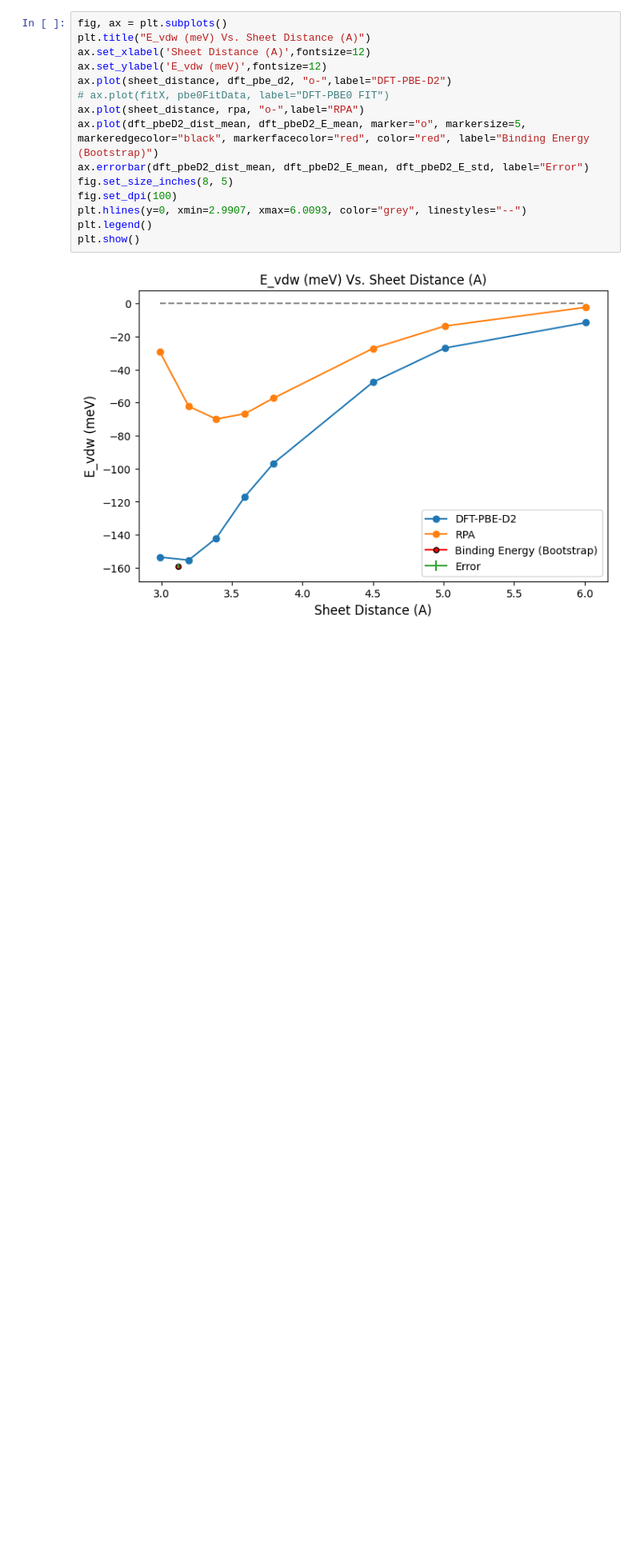
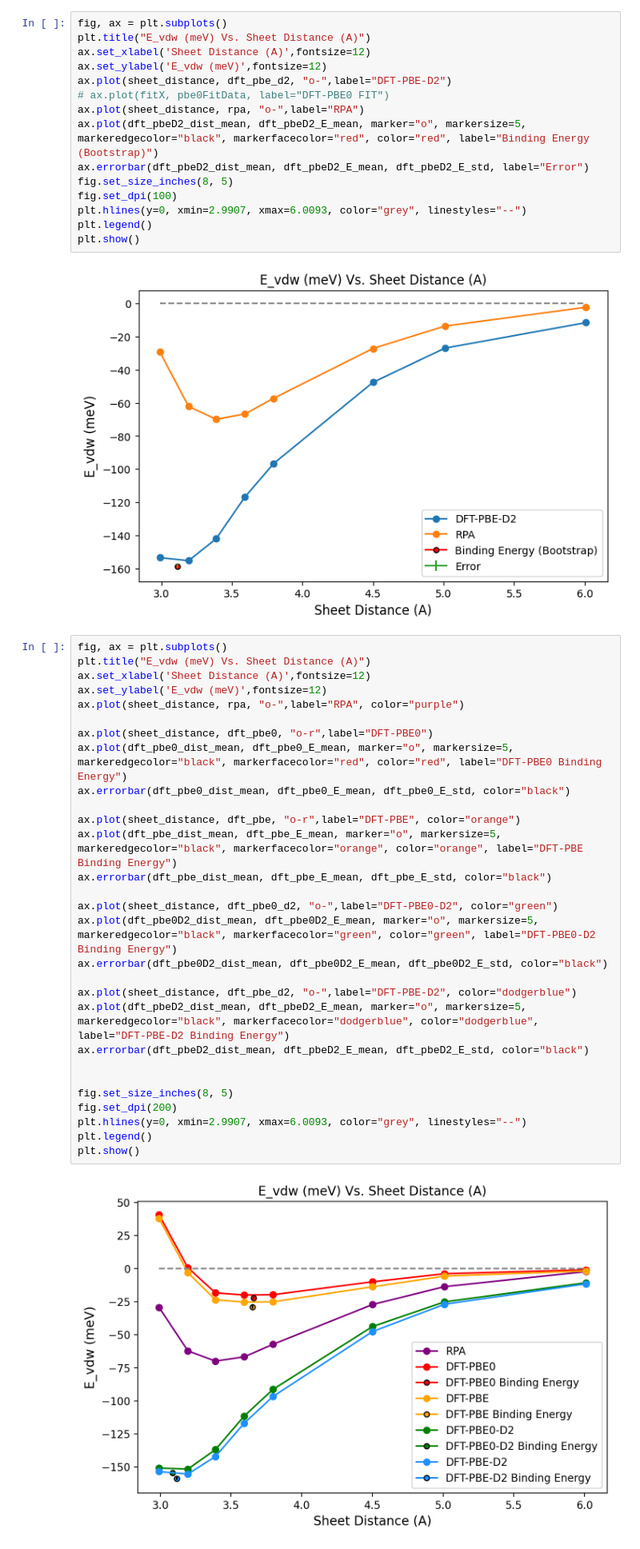
Before and after one commit to kkleiner1/hBN_water_interaction_from_dft, a Jupyter notebook: dft/hBN_water_interaction_energy_analysis/final_data_analysis.ipynb, the cells around one changed output. Shown at 80% size. Cells and saved outputs as stored; diff of their text form; blank space fills up the shorter version.

Commit message:
Added all-in-one plot for all DFT plots and their minimums

```diff
--- a/dft/hBN_water_interaction_energy_analysis/final_data_analysis.ipynb
+++ b/dft/hBN_water_interaction_energy_analysis/final_data_analysis.ipynb
@@ -241,3 +241,34 @@ plt.legend()
 plt.show()
 # %% [output]
 [figure]
+# %%
+fig, ax = plt.subplots()
+plt.title("E_vdw (meV) Vs. Sheet Distance (A)")
+ax.set_xlabel('Sheet Distance (A)',fontsize=12)
+ax.set_ylabel('E_vdw (meV)',fontsize=12)
+ax.plot(sheet_distance, rpa, "o-",label="RPA", color="purple")
+
+ax.plot(sheet_distance, dft_pbe0, "o-r",label="DFT-PBE0")
+ax.plot(dft_pbe0_dist_mean, dft_pbe0_E_mean, marker="o", markersize=5, markeredgecolor="black", markerfacecolor="red", color="red", label="DFT-PBE0 Binding Energy")
+ax.errorbar(dft_pbe0_dist_mean, dft_pbe0_E_mean, dft_pbe0_E_std, color="black")
+
+ax.plot(sheet_distance, dft_pbe, "o-r",label="DFT-PBE", color="orange")
+ax.plot(dft_pbe_dist_mean, dft_pbe_E_mean, marker="o", markersize=5, markeredgecolor="black", markerfacecolor="orange", color="orange", label="DFT-PBE Binding Energy")
+ax.errorbar(dft_pbe_dist_mean, dft_pbe_E_mean, dft_pbe_E_std, color="black")
+
+ax.plot(sheet_distance, dft_pbe0_d2, "o-",label="DFT-PBE0-D2", color="green")
+ax.plot(dft_pbe0D2_dist_mean, dft_pbe0D2_E_mean, marker="o", markersize=5, markeredgecolor="black", markerfacecolor="green", color="green", label="DFT-PBE0-D2 Binding Energy")
+ax.errorbar(dft_pbe0D2_dist_mean, dft_pbe0D2_E_mean, dft_pbe0D2_E_std, color="black")
+
+ax.plot(sheet_distance, dft_pbe_d2, "o-",label="DFT-PBE-D2", color="dodgerblue")
+ax.plot(dft_pbeD2_dist_mean, dft_pbeD2_E_mean, marker="o", markersize=5, markeredgecolor="black", markerfacecolor="dodgerblue", color="dodgerblue", label="DFT-PBE-D2 Binding Energy")
+ax.errorbar(dft_pbeD2_dist_mean, dft_pbeD2_E_mean, dft_pbeD2_E_std, color="black")
+
+
+fig.set_size_inches(8, 5)
+fig.set_dpi(200)
+plt.hlines(y=0, xmin=2.9907, xmax=6.0093, color="grey", linestyles="--")
+plt.legend()
+plt.show()
+# %% [output]
+[figure, added]
```
Also changed, not shown: parts of 5 cells of this notebook.
